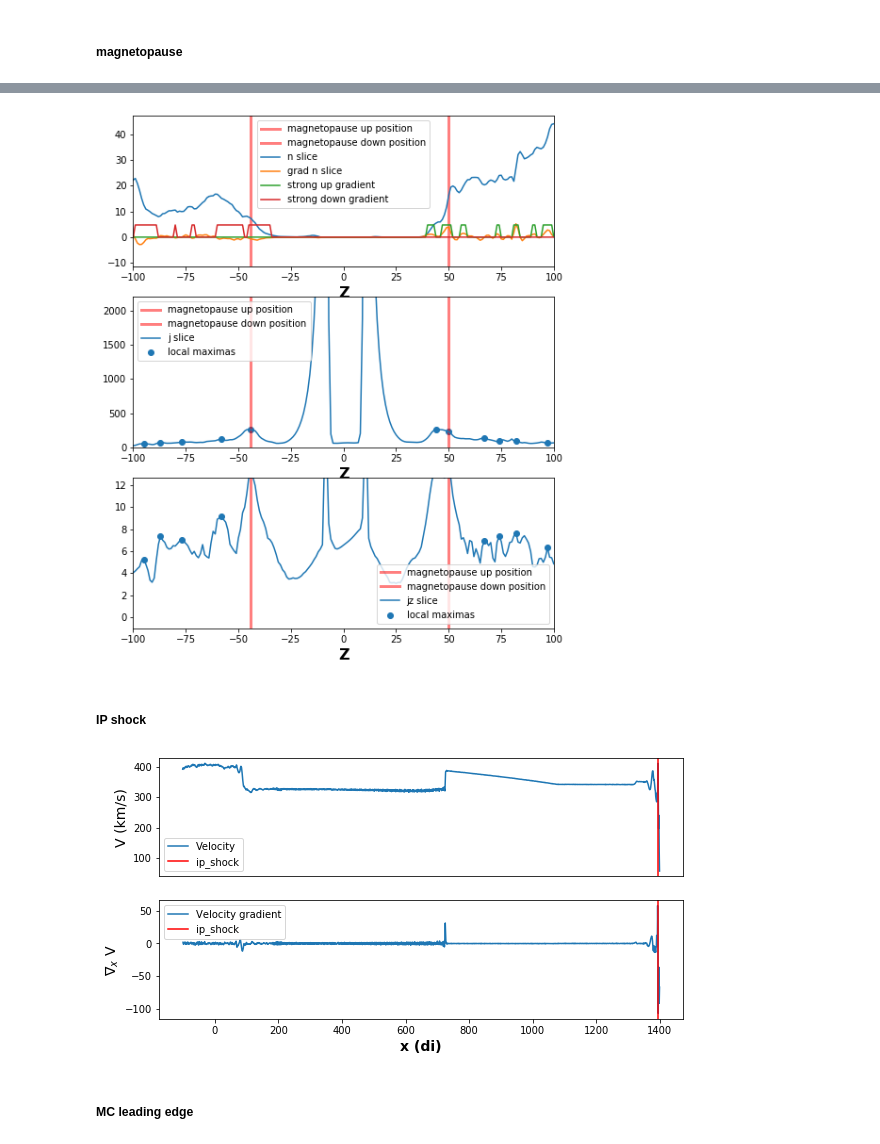
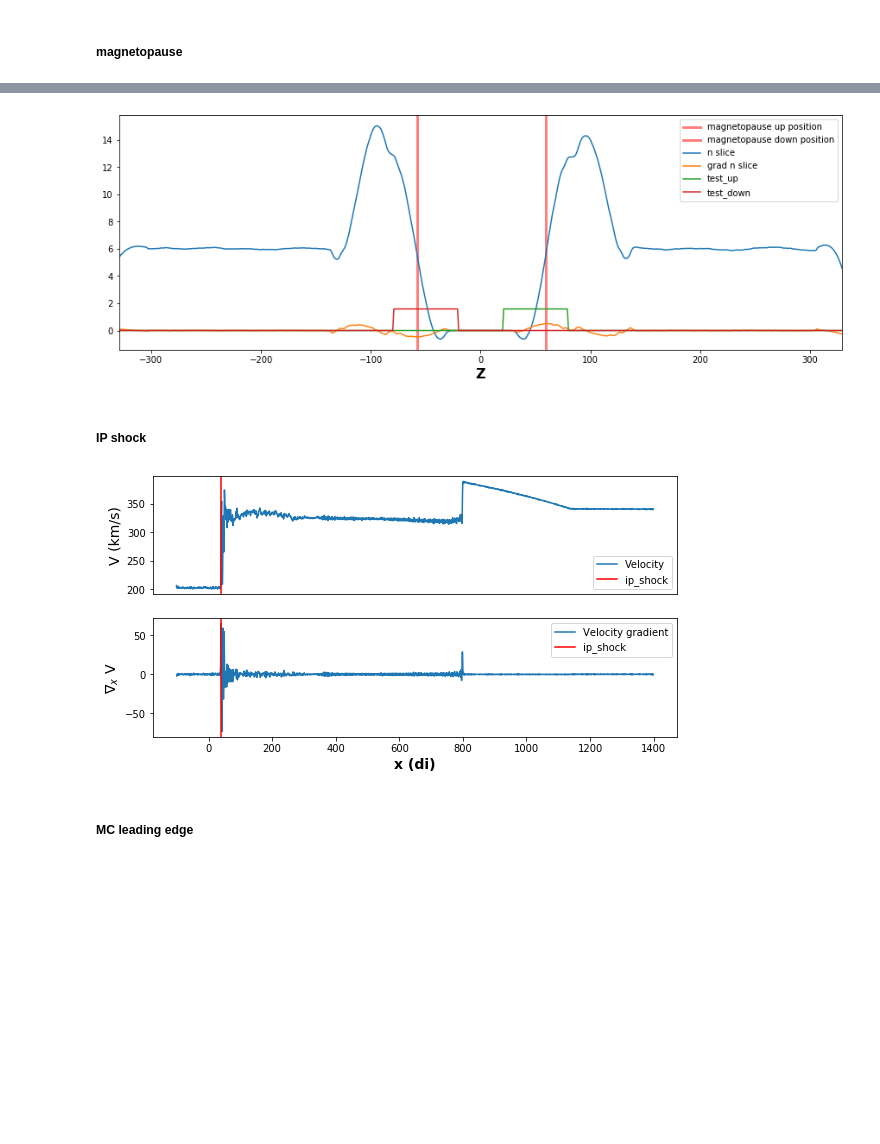
Before and after one commit to cmoissar/Jupyter-Notebooks, a Jupyter notebook: Story_Writer.ipynb, the cells around one changed output, grey strips where cells are left out. Drawn from its saved outputs; the diff is of its cells as text; code cells hidden in the pictures; blank space fills up the shorter version.

Commit message:
went back to using mainly the .ipynb. Gave them a bit of an overhaul. Magnetopause detection is now current based along x an z; and density based along y

```diff
--- a/Story_Writer.ipynb
+++ b/Story_Writer.ipynb
@@ -62,14 +63,18 @@ rcParams["figure.figsize"] = [9.4, 4.8]
 # %%
 run_name = 'RUN_NAME'
 
-loop = LOOP #(LOOP is a boolean)
-time = TIME
+loop = False #LOOP #(LOOP is a boolean)
+time = 218 #TIME
 time = '%05d' % time    # Change the time to string format, needed by functions
 
-filepath = '../ncfiles/'
+### Only for use
+Cluster = 'Occ/'
+run_name = '20_08_09_new_big_one_0/'
+
+filepath = '/data/Lathys/Visualisation/' + Cluster + run_name + 'ncfiles/'
 
 try:
-    date = re.search('w_(.+?)_t', glob.glob(filepath+'Magw*_t'+time+'.nc')[0]).group(1)
+    date = re.search('Magw_(.+?)_t', glob.glob(filepath+'Magw*_t'+time+'.nc')[0]).group(1)
 except (IndexError, AttributeError):
     sys.exit(f"""time_dump {time} does not appear to have data.
              Let us go to the next time_dump""")
@@ -312,7 +317,7 @@ x = {self.ind}''')
 # When the bow_shock is misplaced, these next few cells should help understand why
 dl = 5
 
-str_coord='Y'
+str_coord='X'
 
 
 if (str_coord=='X'):
@@ -497,9 +506,9 @@ axe.legend()
 ##### magnetopause
 # %%
 # When the magnetopause is misplaced, these next few cells should help understand why
-dl = 5
+dl = 2
 
-str_coord='Y'
+str_coord='Z'
 
 
 if (str_coord=='X'):
@@ -631,61 +623,44 @@ print(coord_magnetopause_down)
 # print([(i, test) for (i, test) in enumerate(test_grad_n_down & test_coord_down & test_planet)])
 # give_center_of_multiple_ones(test_grad_n_down & test_coord_down & test_planet)
 # %%
-from matplotlib.gridspec    import GridSpec
-
 plt.close('all')
-plt.figure(figsize=(8, 10))
-gs = GridSpec(4, 1)
+plt.figure(figsize=(15, 5))
+gs = GridSpec(2, 1)
 
 axe = plt.subplot(gs[0])
 axe.set_xlabel(str_coord, weight='bold', fontsize=16)
 axe.axvline(coord_magnetopause_up   , color='red', linewidth=3, alpha=0.5, label="magnetopause up position")
 axe.axvline(coord_magnetopause_down , color='red', linewidth=3, alpha=0.5, label="magnetopause down position")
 axe.plot(coord, n_slice, label='n slice')
 axe.plot(coord, np.gradient(n_slice), label = 'grad n slice')
-axe.plot(coord, 0.1*axe.get_ylim()[1]*test_grad_n_up, label='strong up gradient')
-axe.plot(coord, 0.1*axe.get_ylim()[1]*test_grad_n_down, label='strong down gradient')
+if str_coord == 'Y':
+    axe.plot(coord, 0.1*axe.get_ylim()[1]*test_grad_n_up, label='test_grad_n_up')
+    axe.plot(coord, 0.1*axe.get_ylim()[1]*test_grad_n_down, label='test_grad_n_down')
+else:
+    axe.plot(coord, 0.1*axe.get_ylim()[1]*test_up, label='test_up')
+    axe.plot(coord, 0.1*axe.get_ylim()[1]*test_down, label='test_down')
 axe.set_xlim([min(coord), abs(min(coord))])
-axe.set_xlim([-100, 100])
+# axe.set_xlim([-100, 100])
 axe.legend()
 
 axe = plt.subplot(gs[1], sharex=axe)
 axe.set_xlabel(str_coord, weight='bold', fontsize=16)
 axe.axvline(coord_magnetopause_up   , color='red', linewidth=3, alpha=0.5, label="magnetopause up position")
 axe.axvline(coord_magnetopause_down , color='red', linewidth=3, alpha=0.5, label="magnetopause down position")
 axe.plot(coord, j_slice, label='j slice')
 axe.scatter(coord[maximums], j_slice[maximums], label='local maximas')
 ymax = 90 #0.1*np.nanmax(j_slice)
 axe.set_ylim([-1, ymax])
 # axe.plot(coord, 1000*np.gradient(n_slice), label = '1000*grad n slice')
 # axe.plot(coord, 0.5*ymax*test_grad_n_up, label='strong up gradient')
 # axe.plot(coord, 0.5*ymax*test_grad_n_down, label='strong down gradient')
 axe.legend()
 
-axe = plt.subplot(gs[2], sharex=axe)
-axe.set_xlabel(str_coord, weight='bold', fontsize=16)
-axe.axvline(coord_magnetopause_up   , color='red', linewidth=3, alpha=0.5, label="magnetopause up position")
-axe.axvline(coord_magnetopause_down , color='red', linewidth=3, alpha=0.5, label="magnetopause down position")
-axe.plot(coord, jz_slice, label='jz slice')
-axe.scatter(coord[maximums], jz_slice[maximums], label='local maximas')
-ymax = 50 #0.8*np.nanmax(jz_slice)
-axe.set_ylim([-1, ymax])
-axe.legend()
-
-axe = plt.subplot(gs[3], sharex=axe)
-axe.set_xlabel(str_coord, weight='bold', fontsize=16)
-axe.axvline(coord_magnetopause_up   , color='red', linewidth=3, alpha=0.5, label="magnetopause up position")
-axe.axvline(coord_magnetopause_down , color='red', linewidth=3, alpha=0.5, label="magnetopause down position")
-axe.plot(coord, jyz_slice, label=r'$\sqrt{j_y^2+j_z^2}$')
-axe.scatter(coord[maximums], jyz_slice[maximums], label='local maximas')
-ymax = 70 #0.8*np.nanmax(jz_slice)
-axe.set_ylim([-1, ymax])
-axe.legend()
 
 if not(loop):
     plt.show()
 # %% [output]
-[figure, old version]
+[figure, new version]
 # %% [markdown]
 ##### IP shock
 # %%
@@ -729,7 +704,7 @@ if not(loop):
 
     plt.show()
 # %% [output]
-[figure, old version]
+[figure, new version]
 # %% [markdown]
 ##### MC leading edge
 # %%
```
Also changed, not shown: parts of 44 cells of this notebook, 4 other files.
